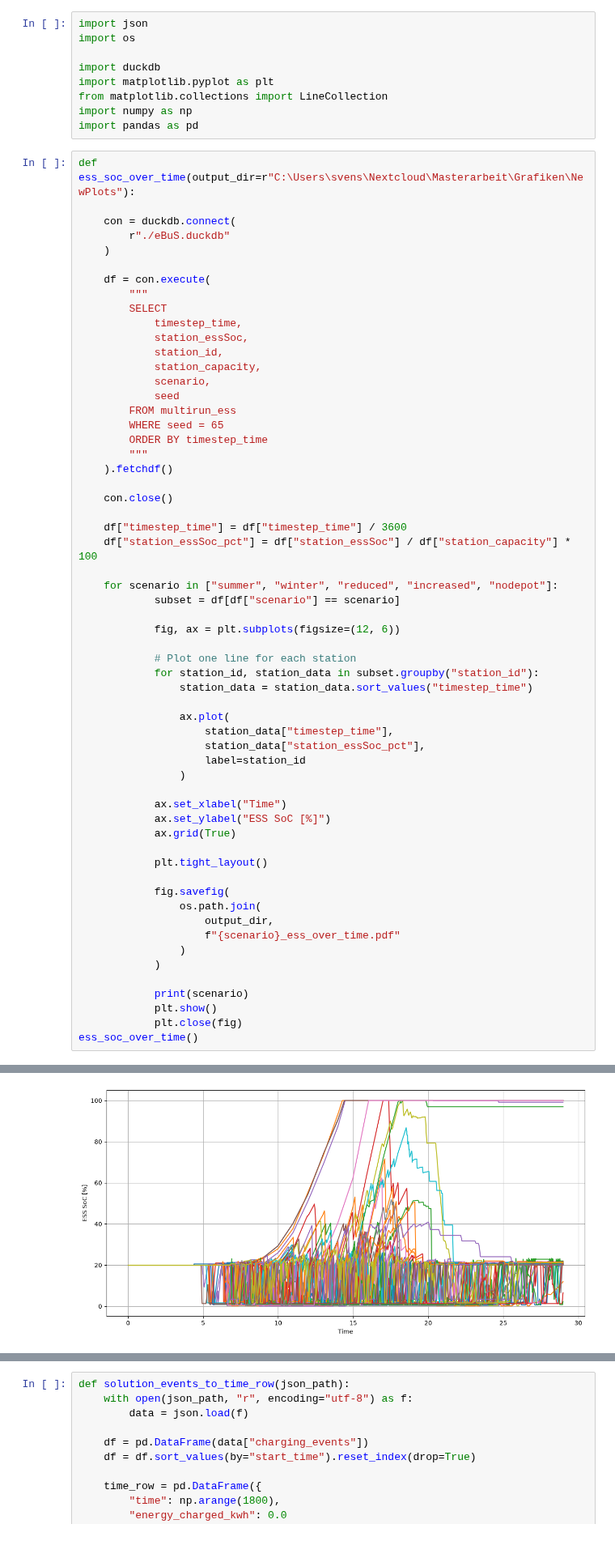
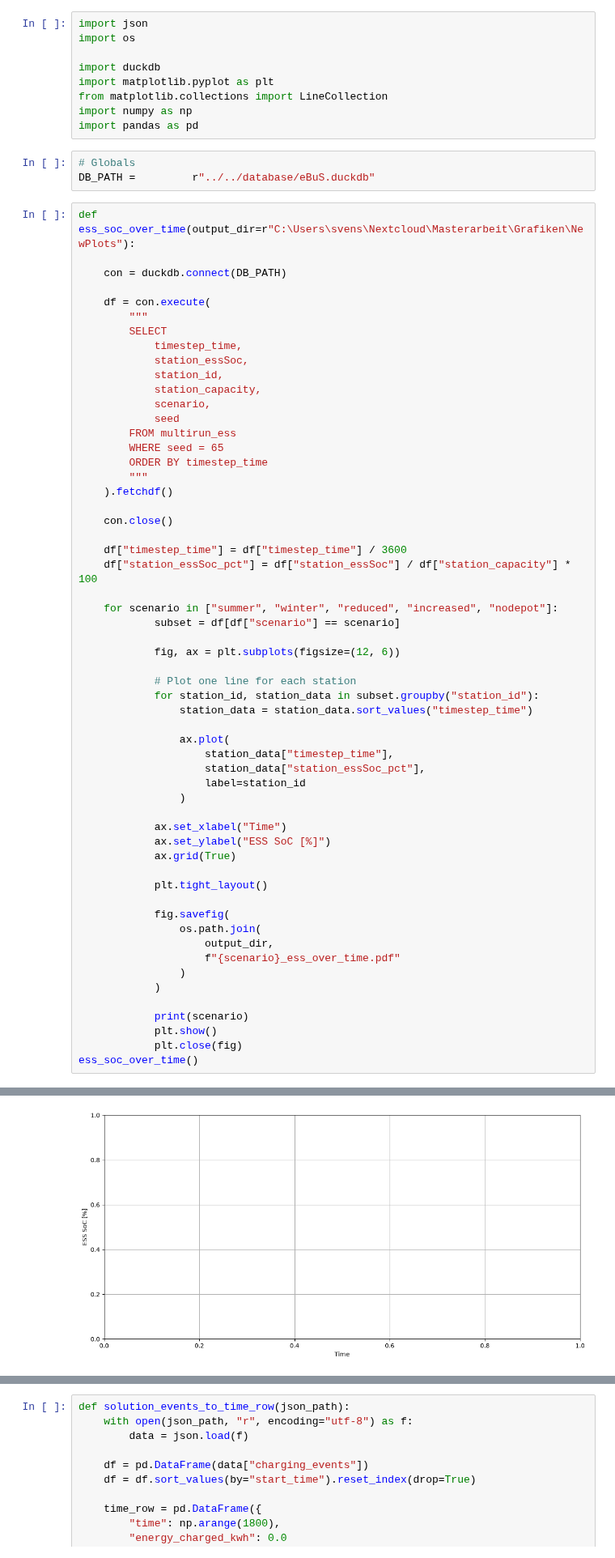
Before and after one commit to sven-vorg/best-ebus, a Jupyter notebook: scenario/eBuS/analysis/chargingstations/ieh_analysis.ipynb, the cells around one changed output, grey strips where cells are left out. Shown at 81% size. Drawn from its saved outputs; the diff is of its cells as text.

```diff
--- a/scenario/eBuS/analysis/chargingstations/ieh_analysis.ipynb
+++ b/scenario/eBuS/analysis/chargingstations/ieh_analysis.ipynb
@@ -9,12 +9,13 @@ import matplotlib.pyplot as plt
 from matplotlib.collections import LineCollection
 import numpy as np
 import pandas as pd
+# %%
+# Globals
+DB_PATH =         r"../../database/eBuS.duckdb"
 # %%
 def ess_soc_over_time(output_dir=r"C:\Users\svens\Nextcloud\Masterarbeit\Grafiken\NewPlots"):
 
-    con = duckdb.connect(
-        r"./eBuS.duckdb"
-    )
+    con = duckdb.connect(DB_PATH)
 
     df = con.execute(
         """
@@ -80,5 +81,5 @@ increased
 nodepot
-[figure, old version]
+[figure, new version]
 # %%
 def _charging_events_energy(events, time_grid):
     """Distribute each event's energy evenly over its duration and
```
Also changed, not shown: parts of 2 cells of this notebook, 12 other files.
